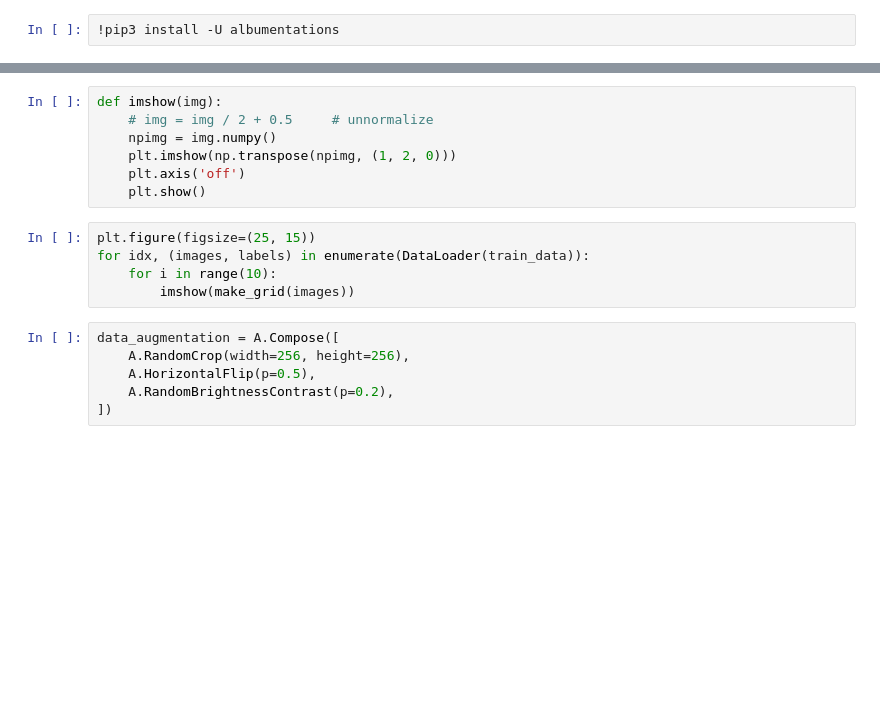
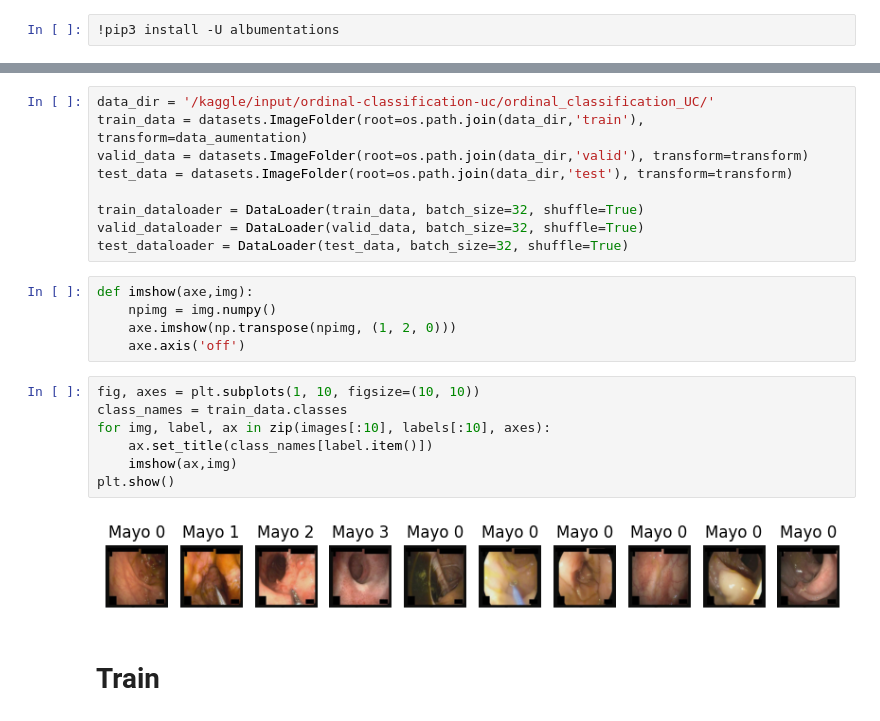
Before and after one commit to MauricioAI/ordinal_fine_grained_classification, a Jupyter notebook: ordinal-fine-grained-classification.ipynb, the cells around one changed output, grey strips where cells are left out. Saved outputs shown, nothing was run; the diff lists cells and outputs as text; blank space fills up the shorter version.

Commit message:
Kaggle Notebook | ordinal_fine_grained_classification | Version 1

```diff
--- a/ordinal-fine-grained-classification.ipynb
+++ b/ordinal-fine-grained-classification.ipynb
@@ -29,18 +29,25 @@ test_data = datasets.ImageFolder('/kaggle/input/ordinal-classification-uc/ordina
+# %%
+data_dir = '/kaggle/input/ordinal-classification-uc/ordinal_classification_UC/'
+train_data = datasets.ImageFolder(root=os.path.join(data_dir,'train'), transform=data_aumentation)
+valid_data = datasets.ImageFolder(root=os.path.join(data_dir,'valid'), transform=transform)
+test_data = datasets.ImageFolder(root=os.path.join(data_dir,'test'), transform=transform)
+
+train_dataloader = DataLoader(train_data, batch_size=32, shuffle=True)
+valid_dataloader = DataLoader(valid_data, batch_size=32, shuffle=True)
+test_dataloader = DataLoader(test_data, batch_size=32, shuffle=True)
 # %%
-def imshow(img):
-    # img = img / 2 + 0.5     # unnormalize
+def imshow(axe,img):
     npimg = img.numpy()
-    plt.imshow(np.transpose(npimg, (1, 2, 0)))
-    plt.axis('off')
-    plt.show()
+    axe.imshow(np.transpose(npimg, (1, 2, 0)))
+    axe.axis('off')
-# %%
-plt.figure(figsize=(25, 15))
-for idx, (images, labels) in enumerate(DataLoader(train_data)):
-    for i in range(10):
-        imshow(make_grid(images))
-# %%
-data_augmentation = A.Compose([
-    A.RandomCrop(width=256, height=256),
-    A.HorizontalFlip(p=0.5),
-    A.RandomBrightnessContrast(p=0.2),
-])
+# %%
+fig, axes = plt.subplots(1, 10, figsize=(10, 10))
+class_names = train_data.classes
+for img, label, ax in zip(images[:10], labels[:10], axes):
+    ax.set_title(class_names[label.item()])
+    imshow(ax,img)
+plt.show()
+# %% [output]
+[figure, added]
+# %% [markdown]
+<h1>Train</h1>
```
Also changed, not shown: parts of 5 cells of this notebook.
